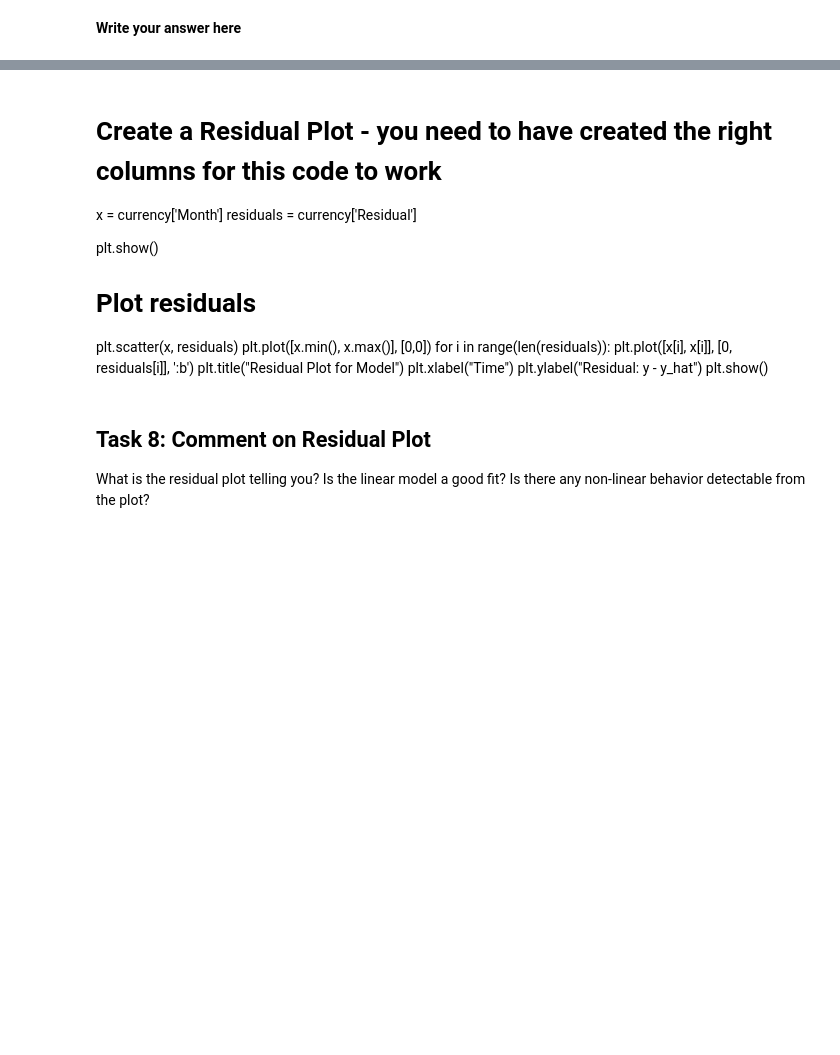
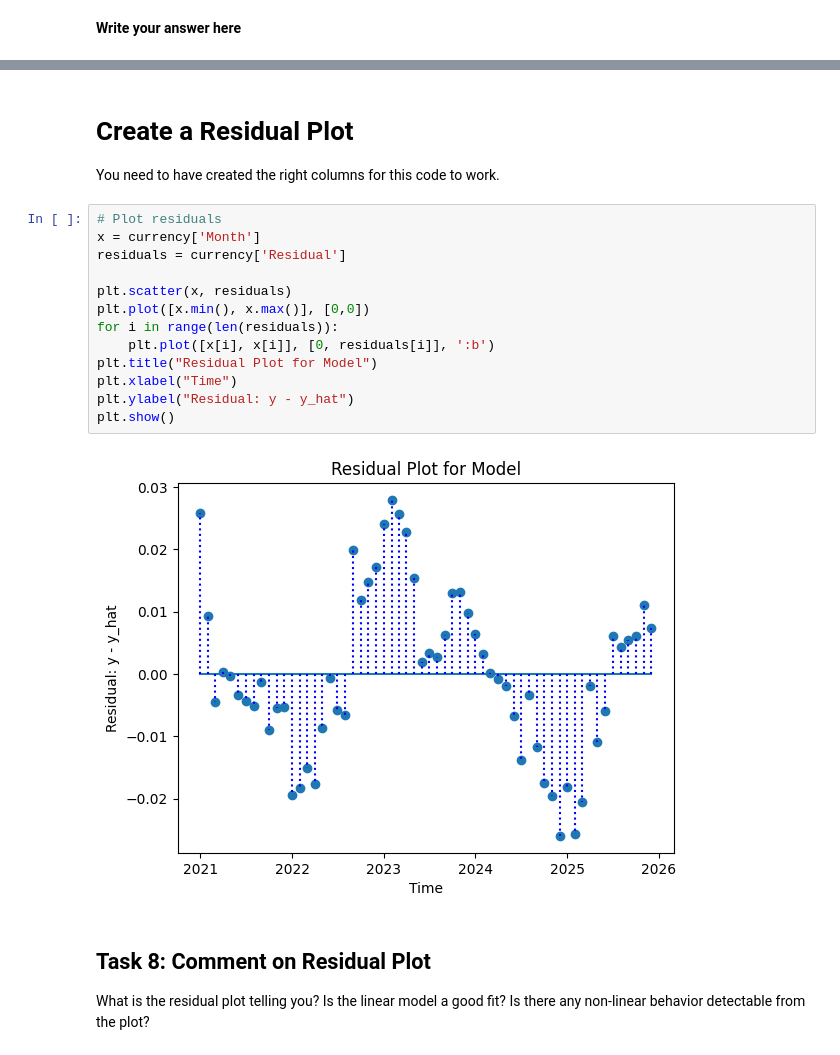
Before and after one commit to guyfrancis/dat1001, a Jupyter notebook: USD_GBP_Regression_Model.ipynb, the cells around one changed output, grey strips where cells are left out. Saved outputs shown, nothing was run; the diff lists cells and outputs as text; blank space fills up the shorter version.

```diff
--- a/USD_GBP_Regression_Model.ipynb
+++ b/USD_GBP_Regression_Model.ipynb
@@ -114,19 +136,22 @@ currency.head()
 # %% [markdown]
-# Create a Residual Plot - you need to have created the right columns for this code to work
-x = currency['Month']
-residuals = currency['Residual']
+# Create a Residual Plot
 
-plt.show()
-
-# Plot residuals
-plt.scatter(x, residuals)
-plt.plot([x.min(), x.max()], [0,0])
-for i in range(len(residuals)):
-    plt.plot([x[i], x[i]], [0, residuals[i]], ':b')
-plt.title("Residual Plot for Model")
-plt.xlabel("Time")
-plt.ylabel("Residual: y - y_hat")
-plt.show()
+You need to have created the right columns for this code to work.
+# %%
+# Plot residuals
+x = currency['Month']
+residuals = currency['Residual']
+
+plt.scatter(x, residuals)
+plt.plot([x.min(), x.max()], [0,0])
+for i in range(len(residuals)):
+    plt.plot([x[i], x[i]], [0, residuals[i]], ':b')
+plt.title("Residual Plot for Model")
+plt.xlabel("Time")
+plt.ylabel("Residual: y - y_hat")
+plt.show()
+# %% [output]
+[figure, added]
 # %% [markdown]
 ## Task 8: Comment on Residual Plot
 
```
Also changed, not shown: parts of 8 cells of this notebook, 2 other files.
